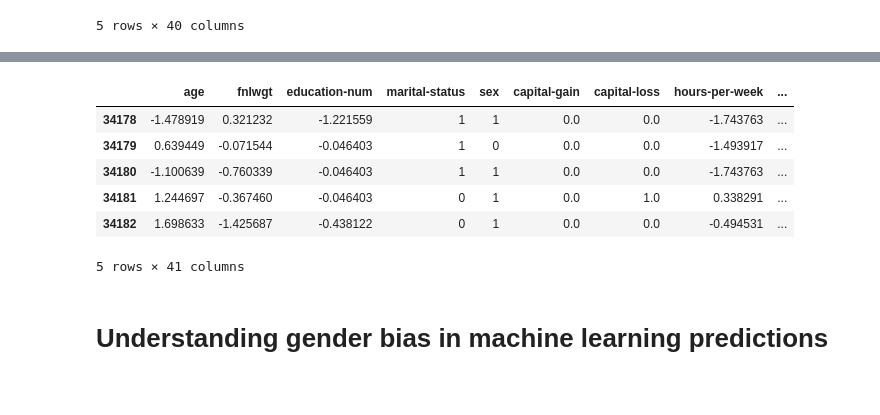
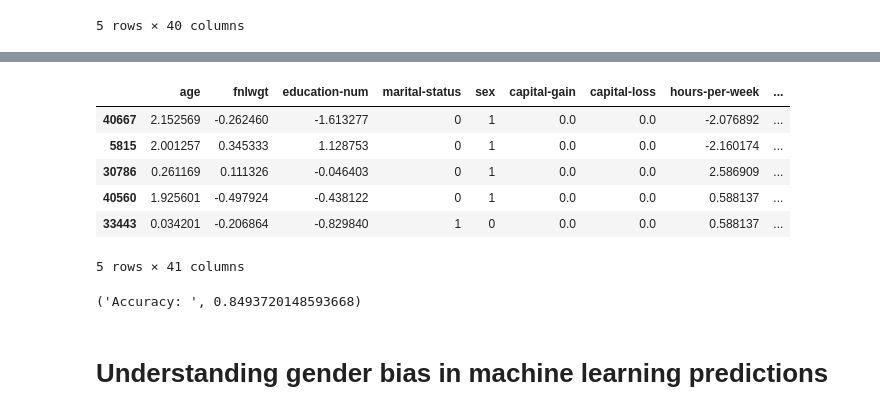
Before and after one commit to heyaudace/ml-bias-fairness, a Jupyter notebook: 2. Intro to Bias and Fairness in Machine Learning.ipynb, the cells around one changed output, grey strips where cells are left out. Saved outputs shown, nothing was run; the diff lists cells and outputs as text; code cells hidden in the pictures.

```diff
--- a/2. Intro to Bias and Fairness in Machine Learning.ipynb
+++ b/2. Intro to Bias and Fairness in Machine Learning.ipynb
@@ -509,4 +410,10 @@ DecisionTreeClassifier: 0.7864476386036962
+# %%
+
+data_shuffled = datav2.sample(frac=1).reset_index(drop=True)
+X = data_shuffled.drop(['salary'], axis=1)
+y = data_shuffled['salary']
+x_train, x_test, y_train, y_test = train_test_split(X, y, test_size=0.25)
 # %%
 model = MLPClassifier()
-model.fit(Xtrain,Ytrain)
-prediction = model.predict(Xtest)
+model.fit(x_train,y_train)
+prediction = model.predict(x_test)
@@ -533,15 +422,19 @@ Xtrain.head()
 # %%
-test_df = Xtest.copy()
-test_df['salary'] = Ytest
+test_df = x_test.copy()
+test_df['salary'] = y_test
 test_df['pred'] = pd.Series(prediction, index=test_df.index)
 test_df['accurate'] = (test_df['pred'] == test_df['salary'])
 test_df.head()
 # %% [output]
 |  | age | fnlwgt | education-num | marital-status | sex | capital-gain | capital-loss | hours-per-week | ... |
-| 34178 | -1.478919 | 0.321232 | -1.221559 | 1 | 1 | 0.0 | 0.0 | -1.743763 | ... |
-| 34179 | 0.639449 | -0.071544 | -0.046403 | 1 | 0 | 0.0 | 0.0 | -1.493917 | ... |
-| 34180 | -1.100639 | -0.760339 | -0.046403 | 1 | 1 | 0.0 | 0.0 | -1.743763 | ... |
-| 34181 | 1.244697 | -0.367460 | -0.046403 | 0 | 1 | 0.0 | 1.0 | 0.338291 | ... |
-| 34182 | 1.698633 | -1.425687 | -0.438122 | 0 | 1 | 0.0 | 0.0 | -0.494531 | ... |
+| 40667 | 2.152569 | -0.262460 | -1.613277 | 0 | 1 | 0.0 | 0.0 | -2.076892 | ... |
+| 5815 | 2.001257 | 0.345333 | 1.128753 | 0 | 1 | 0.0 | 0.0 | -2.160174 | ... |
+| 30786 | 0.261169 | 0.111326 | -0.046403 | 0 | 1 | 0.0 | 0.0 | 2.586909 | ... |
+| 40560 | 1.925601 | -0.497924 | -0.438122 | 0 | 1 | 0.0 | 0.0 | 0.588137 | ... |
+| 33443 | 0.034201 | -0.206864 | -0.829840 | 1 | 0 | 0.0 | 0.0 | 0.588137 | ... |
 5 rows × 41 columns
+# %%
+"Accuracy: ", test_df.accurate.mean()
+# %% [output]
+('Accuracy: ', 0.8493720148593668)
 # %% [markdown]
```
Also changed, not shown: parts of 73 cells of this notebook.
